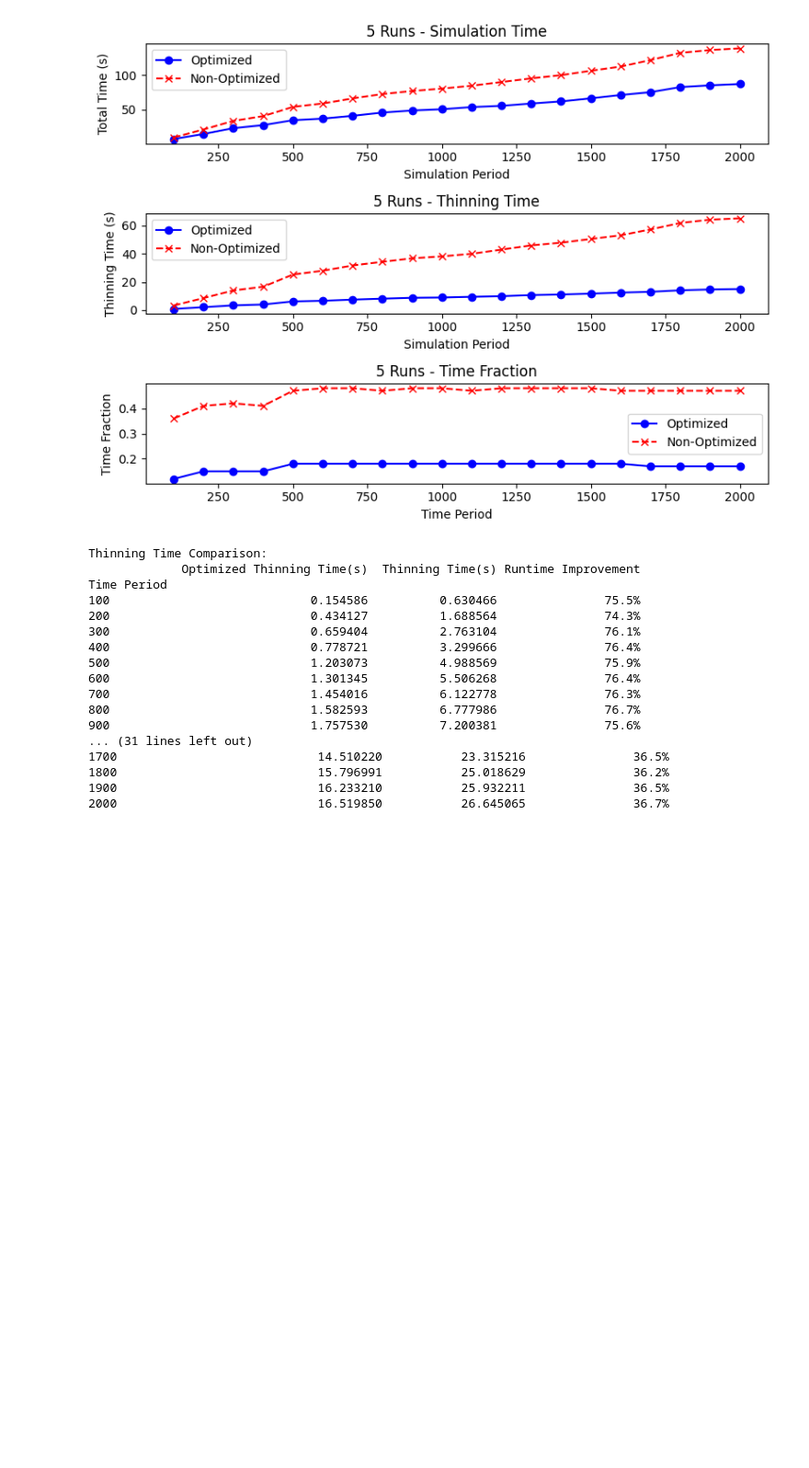
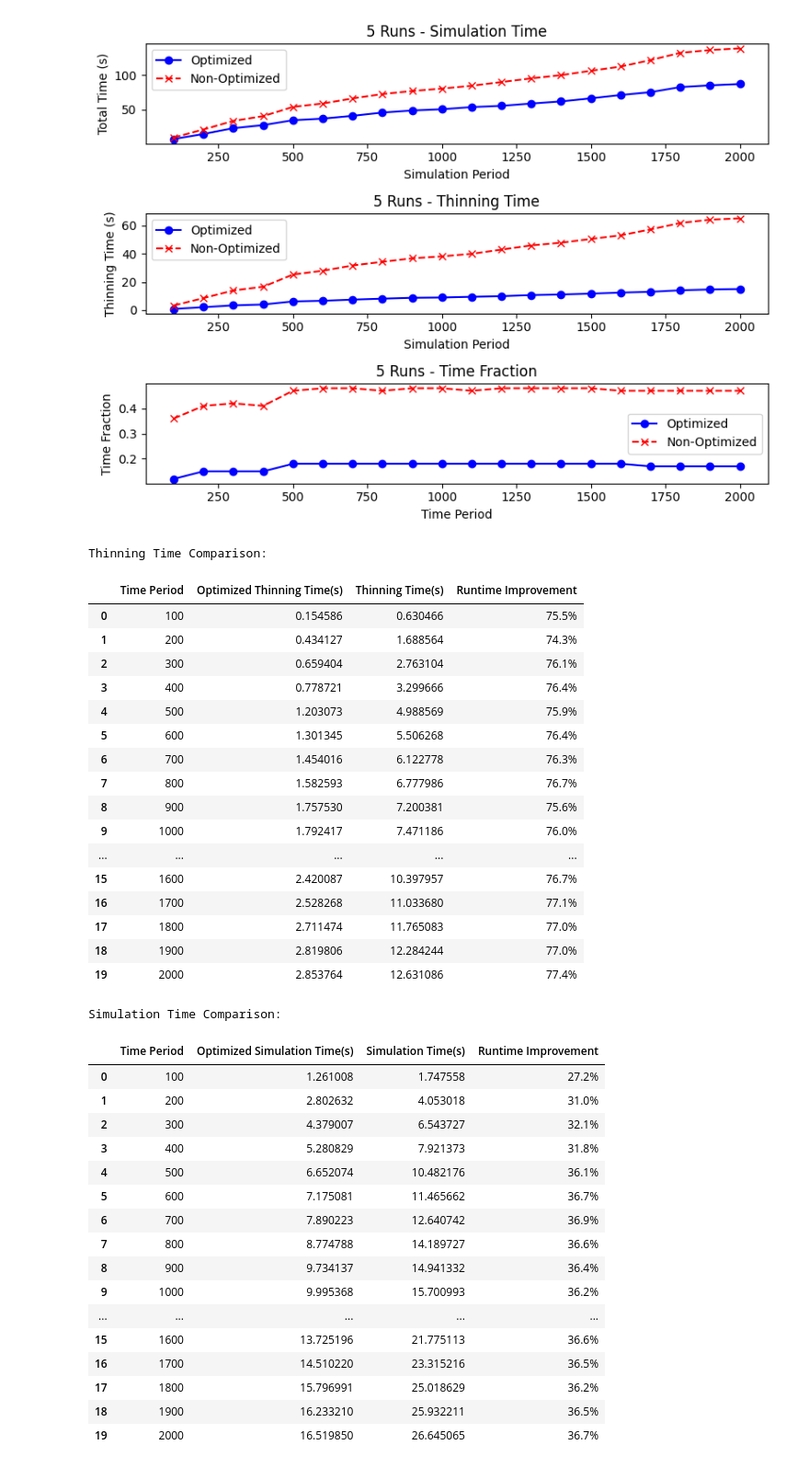
Before and after one commit to konqr/lobSimulations, a Jupyter notebook: Benchmarking.ipynb, the cells around one changed output. Shown at 92% size. Saved outputs shown, nothing was run; the diff lists cells and outputs as text; code cells hidden in the pictures; blank space fills up the shorter version.

```diff
--- a/Benchmarking.ipynb
+++ b/Benchmarking.ipynb
@@ -226,42 +226,61 @@ for trial in range(1, trials + 1):
 # %%
 thinning_data = {
     'Time Period': time_periods,
     'Optimized Thinning Time(s)': [res[1, t, 1] for t in range(t_max)],
     'Thinning Time(s)': [res2[1, t, 1] for t in range(t_max)],
     'Runtime Improvement': [str(round((res2[1, t, 1]-res[1, t, 1])*100/res2[1, t, 1], 1))+"%" for t in range(t_max)]
 }
 df_thinning = pd.DataFrame(thinning_data)
-df_thinning.set_index('Time Period', inplace=True)
+df_thinning.set_index('Time Period', inplace=False)
 
 # Create DataFrame for simulation time comparison
 simulation_data = {
     'Time Period': time_periods,
     'Optimized Simulation Time(s)': [res[1, t, 0] for t in range(t_max)],
     'Simulation Time(s)': [res2[1, t, 0] for t in range(t_max)],
     'Runtime Improvement': [str(round((res2[1, t, 1]-res[1, t, 1])*100/res2[1, t, 0], 1))+"%" for t in range(t_max)]
 }
 
 df_simulation = pd.DataFrame(simulation_data)
-df_simulation.set_index('Time Period', inplace=True)
+df_simulation.set_index('Time Period', inplace=False)
 print("Thinning Time Comparison:")
-print(df_thinning.to_string(line_width=200))
+display(df_thinning)
 print("\nSimulation Time Comparison:")
-print(df_simulation.to_string(line_width=200))
+display(df_simulation)
 # %% [output]
 Thinning Time Comparison:
-             Optimized Thinning Time(s)  Thinning Time(s) Runtime Improvement
-Time Period
-100                            0.154586          0.630466               75.5%
-200                            0.434127          1.688564               74.3%
-300                            0.659404          2.763104               76.1%
-400                            0.778721          3.299666               76.4%
-500                            1.203073          4.988569               75.9%
-600                            1.301345          5.506268               76.4%
-700                            1.454016          6.122778               76.3%
-800                            1.582593          6.777986               76.7%
-900                            1.757530          7.200381               75.6%
-... (31 lines left out)
-1700                            14.510220           23.315216               36.5%
-1800                            15.796991           25.018629               36.2%
-1900                            16.233210           25.932211               36.5%
-2000                            16.519850           26.645065               36.7%
+|  | Time Period | Optimized Thinning Time(s) | Thinning Time(s) | Runtime Improvement |
+| 0 | 100 | 0.154586 | 0.630466 | 75.5% |
+| 1 | 200 | 0.434127 | 1.688564 | 74.3% |
+| 2 | 300 | 0.659404 | 2.763104 | 76.1% |
+| 3 | 400 | 0.778721 | 3.299666 | 76.4% |
+| 4 | 500 | 1.203073 | 4.988569 | 75.9% |
+| 5 | 600 | 1.301345 | 5.506268 | 76.4% |
+| 6 | 700 | 1.454016 | 6.122778 | 76.3% |
+| 7 | 800 | 1.582593 | 6.777986 | 76.7% |
+| 8 | 900 | 1.757530 | 7.200381 | 75.6% |
+| 9 | 1000 | 1.792417 | 7.471186 | 76.0% |
+| ... | ... | ... | ... | ... |
+| 15 | 1600 | 2.420087 | 10.397957 | 76.7% |
+| 16 | 1700 | 2.528268 | 11.033680 | 77.1% |
+| 17 | 1800 | 2.711474 | 11.765083 | 77.0% |
+| 18 | 1900 | 2.819806 | 12.284244 | 77.0% |
+| 19 | 2000 | 2.853764 | 12.631086 | 77.4% |
+Simulation Time Comparison:
+|  | Time Period | Optimized Simulation Time(s) | Simulation Time(s) | Runtime Improvement |
+| 0 | 100 | 1.261008 | 1.747558 | 27.2% |
+| 1 | 200 | 2.802632 | 4.053018 | 31.0% |
+| 2 | 300 | 4.379007 | 6.543727 | 32.1% |
+| 3 | 400 | 5.280829 | 7.921373 | 31.8% |
+| 4 | 500 | 6.652074 | 10.482176 | 36.1% |
+| 5 | 600 | 7.175081 | 11.465662 | 36.7% |
+| 6 | 700 | 7.890223 | 12.640742 | 36.9% |
+| 7 | 800 | 8.774788 | 14.189727 | 36.6% |
+| 8 | 900 | 9.734137 | 14.941332 | 36.4% |
+| 9 | 1000 | 9.995368 | 15.700993 | 36.2% |
+| ... | ... | ... | ... | ... |
+| 15 | 1600 | 13.725196 | 21.775113 | 36.6% |
+| 16 | 1700 | 14.510220 | 23.315216 | 36.5% |
+| 17 | 1800 | 15.796991 | 25.018629 | 36.2% |
+| 18 | 1900 | 16.233210 | 25.932211 | 36.5% |
+| 19 | 2000 | 16.519850 | 26.645065 | 36.7% |
```
